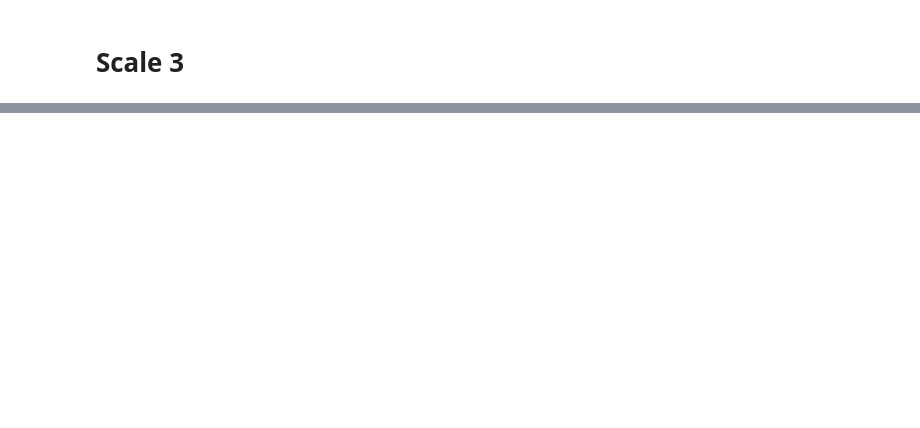
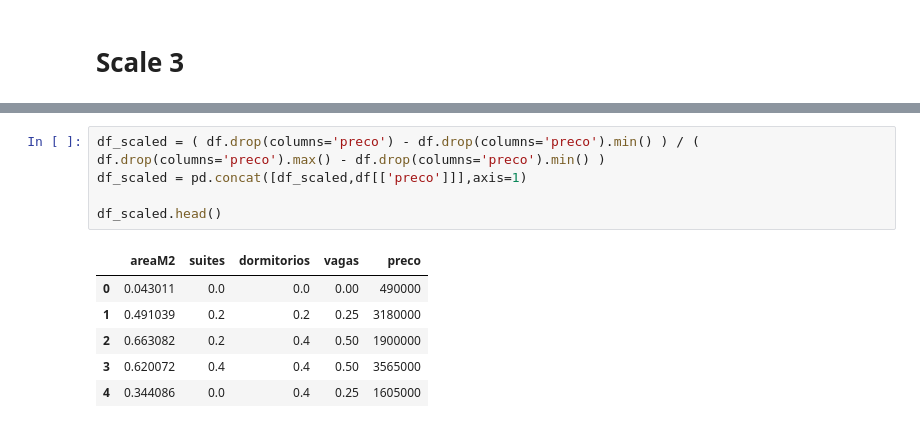
Before and after one commit to Rogerio-mack/IMT_Ciencia_de_Dados, a Jupyter notebook: IMT_regressao_scale_solucao.ipynb, the cells around one changed output, grey strips where cells are left out. Drawn from its saved outputs; the diff is of its cells as text; blank space fills up the shorter version.

```diff
--- a/IMT_regressao_scale_solucao.ipynb
+++ b/IMT_regressao_scale_solucao.ipynb
@@ -63,0 +251,12 @@ Qual atributo influencia mais no preço dos imóveis segundo seu modelo agora?
+# %%
+df_scaled = ( df.drop(columns='preco') - df.drop(columns='preco').min() ) / ( df.drop(columns='preco').max() - df.drop(columns='preco').min() )
+df_scaled = pd.concat([df_scaled,df[['preco']]],axis=1)
+
+df_scaled.head()
+# %% [output]
+|  | areaM2 | suites | dormitorios | vagas | preco |
+| 0 | 0.043011 | 0.0 | 0.0 | 0.00 | 490000 |
+| 1 | 0.491039 | 0.2 | 0.2 | 0.25 | 3180000 |
+| 2 | 0.663082 | 0.2 | 0.4 | 0.50 | 1900000 |
+| 3 | 0.620072 | 0.4 | 0.4 | 0.50 | 3565000 |
+| 4 | 0.344086 | 0.0 | 0.4 | 0.25 | 1605000 |
```
Also changed, not shown: parts of 25 cells of this notebook.
